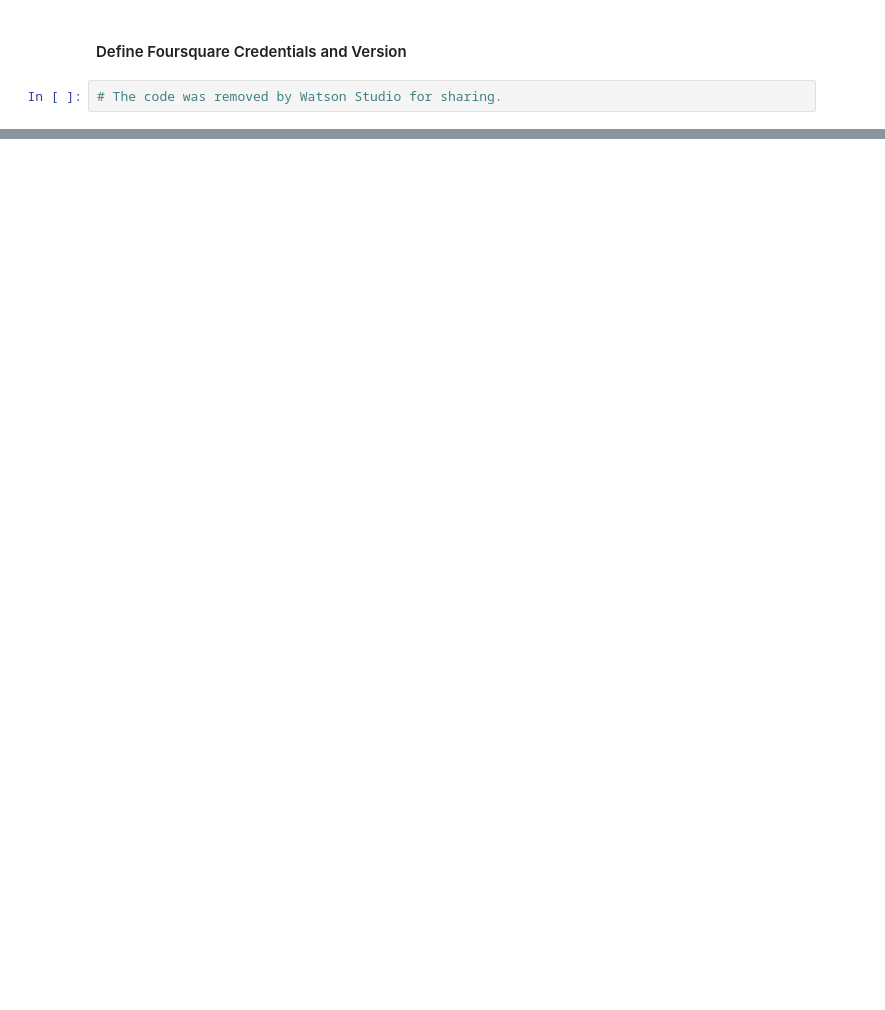
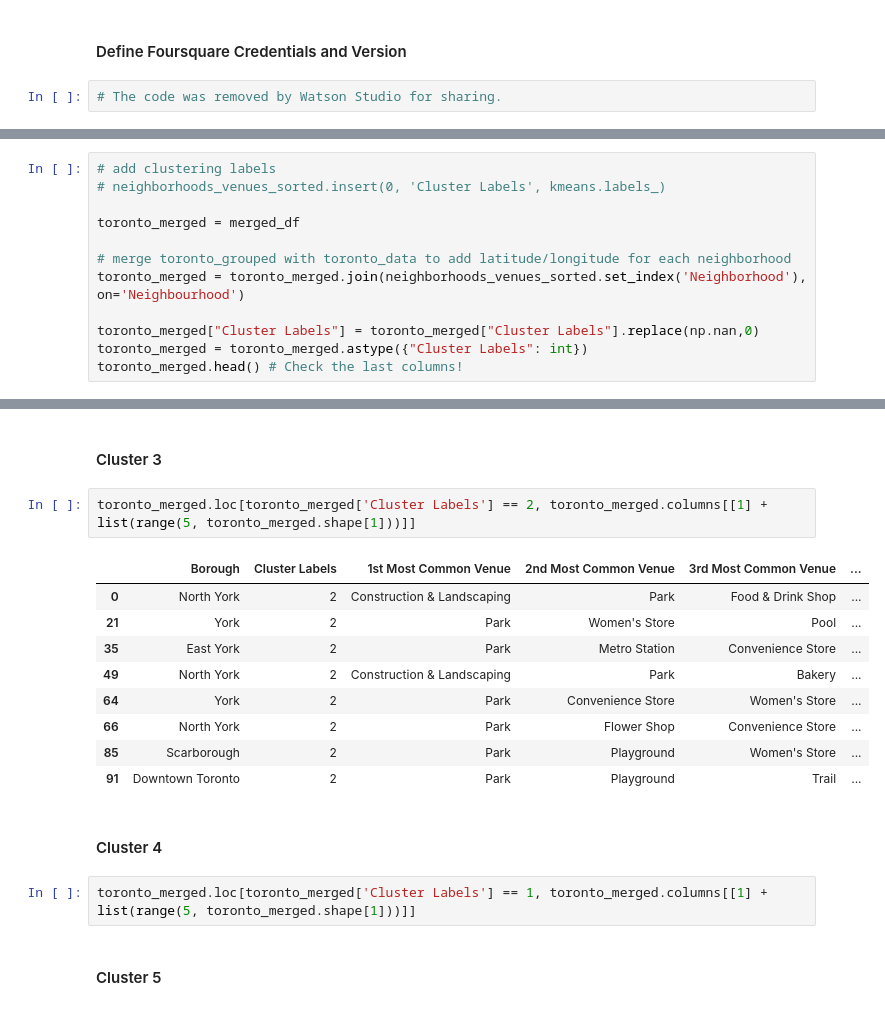
Before and after one commit to jbizzlefoshizzle/IBM_Capstone_Project, a Jupyter notebook: Capstone Project Notebook.ipynb, the cells around one changed output, grey strips where cells are left out. Saved outputs shown, nothing was run; the diff lists cells and outputs as text; blank space fills up the shorter version.

```diff
--- a/Capstone Project Notebook.ipynb
+++ b/Capstone Project Notebook.ipynb
@@ -204,0 +520,12 @@ map_toronto
+# %%
+# add clustering labels
+# neighborhoods_venues_sorted.insert(0, 'Cluster Labels', kmeans.labels_)
+
+toronto_merged = merged_df
+
+# merge toronto_grouped with toronto_data to add latitude/longitude for each neighborhood
+toronto_merged = toronto_merged.join(neighborhoods_venues_sorted.set_index('Neighborhood'), on='Neighbourhood')
+
+toronto_merged["Cluster Labels"] = toronto_merged["Cluster Labels"].replace(np.nan,0)
+toronto_merged = toronto_merged.astype({"Cluster Labels": int})
+toronto_merged.head() # Check the last columns!
@@ -204,0 +599,20 @@ map_toronto
+# %% [markdown]
+#### Cluster 3
+# %%
+toronto_merged.loc[toronto_merged['Cluster Labels'] == 2, toronto_merged.columns[[1] + list(range(5, toronto_merged.shape[1]))]]
+# %% [output]
+|  | Borough | Cluster Labels | 1st Most Common Venue | 2nd Most Common Venue | 3rd Most Common Venue | ... |
+| 0 | North York | 2 | Construction & Landscaping | Park | Food & Drink Shop | ... |
+| 21 | York | 2 | Park | Women's Store | Pool | ... |
+| 35 | East York | 2 | Park | Metro Station | Convenience Store | ... |
+| 49 | North York | 2 | Construction & Landscaping | Park | Bakery | ... |
+| 64 | York | 2 | Park | Convenience Store | Women's Store | ... |
+| 66 | North York | 2 | Park | Flower Shop | Convenience Store | ... |
+| 85 | Scarborough | 2 | Park | Playground | Women's Store | ... |
+| 91 | Downtown Toronto | 2 | Park | Playground | Trail | ... |
+# %% [markdown]
+#### Cluster 4
+# %%
+toronto_merged.loc[toronto_merged['Cluster Labels'] == 1, toronto_merged.columns[[1] + list(range(5, toronto_merged.shape[1]))]]
+# %% [markdown]
+#### Cluster 5
```
Also changed, not shown: parts of 44 cells of this notebook.
